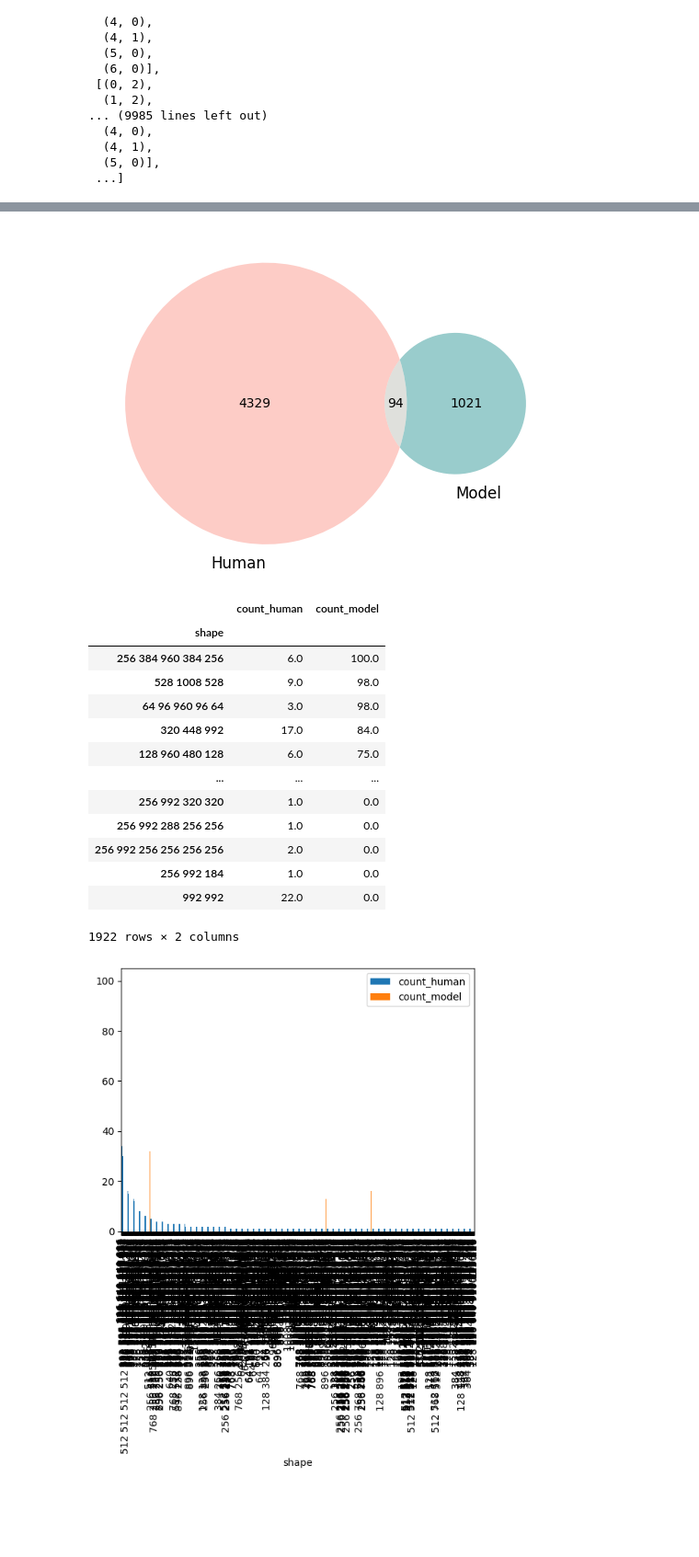
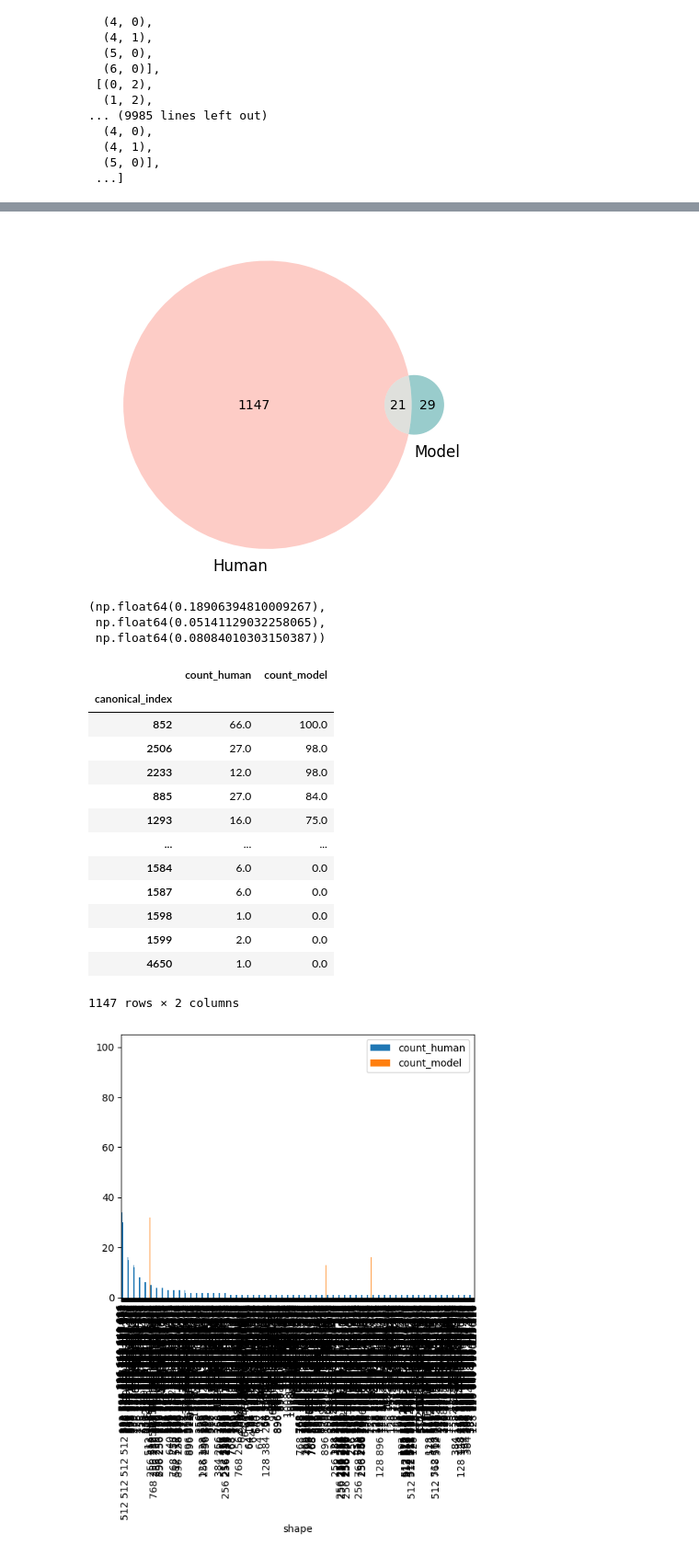
Before and after one commit to sarahhannahwu/benchmarking-creativity, a Jupyter notebook: analysis/LLM_evaluations_Mar9.ipynb, the cells around one changed output, grey strips where cells are left out. Shown at 92% size. Saved outputs shown, nothing was run; the diff lists cells and outputs as text; code cells hidden in the pictures; blank space fills up the shorter version.

```diff
--- a/analysis/LLM_evaluations_Mar9.ipynb
+++ b/analysis/LLM_evaluations_Mar9.ipynb
@@ -421,36 +338,54 @@ all_selections.to_csv("gallery_selections_comparison_canonical.csv", index=False
 # %%
 
 # Create a Venn diagram of human and model selections
+from matplotlib import colors
 import matplotlib.pyplot as plt
 from matplotlib_venn import venn2
 
-# Change the colors of the Venn diagram
-venn2(subsets=(all_selections["human_not_model"].sum(), all_selections["model_not_human"].sum(), all_selections["both"].sum()), set_labels=("Human", "Model"), set_colors=("salmon", "teal"))
+# Get the number of unique canonical_index selected by the human and model
+human_unique = human_counts_normalized["canonical_index"].nunique()
+model_unique = llm_counts_normalized["canonical_index"].nunique()
 
-# Save the Venn diagram
-plt.savefig("gallery_selections_venn.svg")
-plt.savefig("gallery_selections_venn.png")
-plt.show()
+both = all_selections_normalized[all_selections_normalized["true_positive"]]["canonical_index"].nunique()
+
+# # Create the Venn diagram
+venn2(subsets=(human_unique, model_unique, both), set_labels=("Human", "Model"), set_colors=("salmon", "teal"))
+
+# # Save the Venn diagram
+# plt.savefig("gallery_selections_normalized_venn.svg")
+plt.savefig("gallery_selections_normalized_venn.png")
 # %% [output]
-[figure, old version]
+[figure, new version]
+# %%
+# For each game file, calculate precision
+precision = all_selections_normalized["true_positive"].sum() / (all_selections_normalized["true_positive"].sum() + all_selections_normalized["false_positive"].sum())
+recall = all_selections_normalized["true_positive"].sum() / (all_selections_normalized["true_positive"].sum() + all_selections_normalized["false_negative"].sum())
+f1 = 2 * (precision * recall) / (precision + recall)
+precision, recall, f1
+# %% [output]
+(np.float64(0.18906394810009267),
+ np.float64(0.05141129032258065),
+ np.float64(0.08084010303150387))
 # %%
 # For each shape, calculate the number of times the human and model selected it
-all_selections.groupby("shape")[["count_human", "count_model"]].sum().sort_values("count_model", ascending=False)
+all_selections_normalized.groupby("canonical_index")[["count_human", "count_model"]].sum().sort_values("count_model", ascending=False)
+
+# Pretty print the most popular shapes
 # %% [output]
 |  | count_human | count_model |
-| shape |  |  |
-| 256 384 960 384 256 | 6.0 | 100.0 |
-| 528 1008 528 | 9.0 | 98.0 |
-| 64 96 960 96 64 | 3.0 | 98.0 |
-| 320 448 992 | 17.0 | 84.0 |
-| 128 960 480 128 | 6.0 | 75.0 |
+| canonical_index |  |  |
+| 852 | 66.0 | 100.0 |
+| 2506 | 27.0 | 98.0 |
+| 2233 | 12.0 | 98.0 |
+| 885 | 27.0 | 84.0 |
+| 1293 | 16.0 | 75.0 |
 | ... | ... | ... |
-| 256 992 320 320 | 1.0 | 0.0 |
-| 256 992 288 256 256 | 1.0 | 0.0 |
-| 256 992 256 256 256 256 | 2.0 | 0.0 |
-| 256 992 184 | 1.0 | 0.0 |
-| 992 992 | 22.0 | 0.0 |
+| 1584 | 6.0 | 0.0 |
+| 1587 | 6.0 | 0.0 |
+| 1598 | 1.0 | 0.0 |
+| 1599 | 2.0 | 0.0 |
+| 4650 | 1.0 | 0.0 |
-1922 rows × 2 columns
+1147 rows × 2 columns
 # %%
 # Visualize the most highly selected shapes, only show x-axis labels for the top 10 shapes
 all_selections.groupby("shape")[["count_human", "count_model"]].sum().sort_values("count_human", ascending=False).plot.bar()
```
Also changed, not shown: parts of 6 cells of this notebook, 5 other files.
